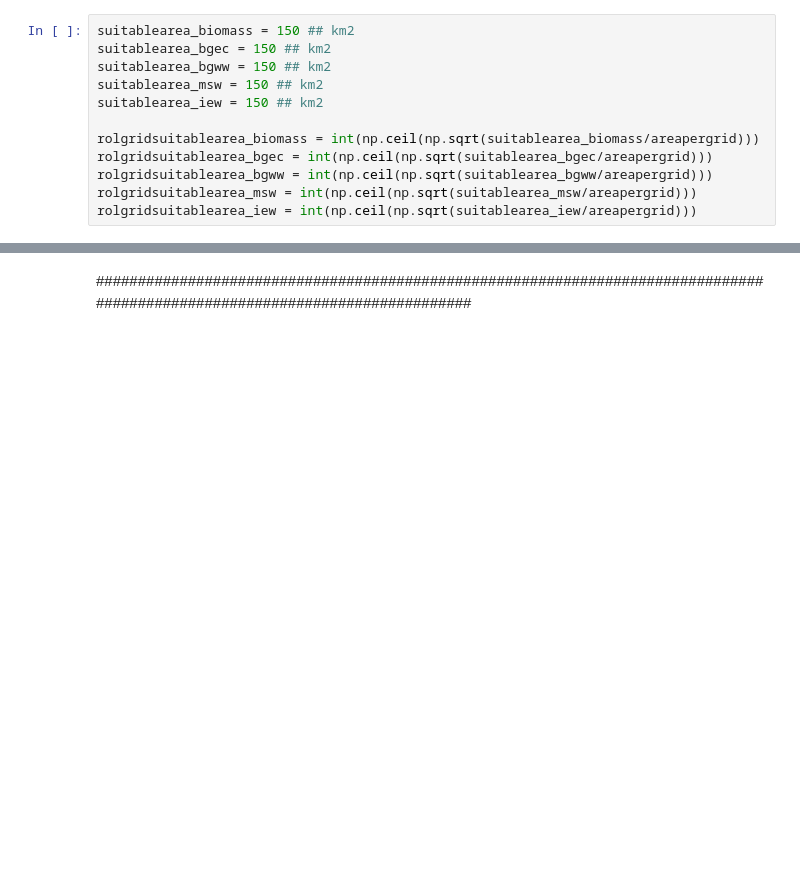
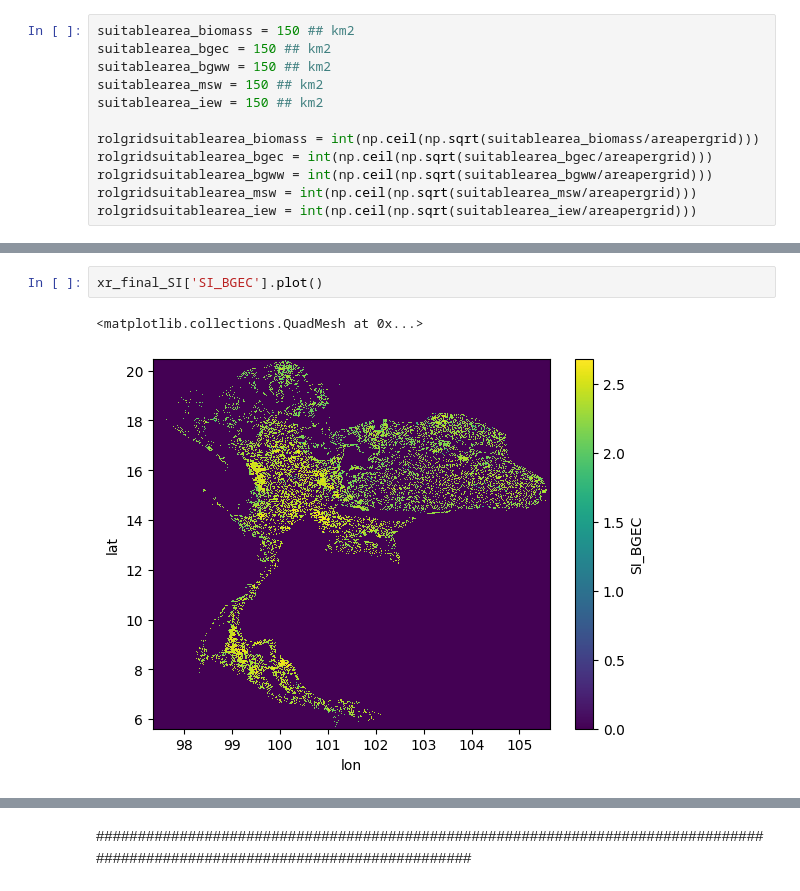
Before and after one commit to NarasetS/REPowerPlant_Siting, a Jupyter notebook: 10_SI_Farmarea.ipynb, the cells around one changed output, grey strips where cells are left out. Saved outputs shown, nothing was run; the diff lists cells and outputs as text; blank space fills up the shorter version.

```diff
--- a/10_SI_Farmarea.ipynb
+++ b/10_SI_Farmarea.ipynb
@@ -1078,3 +1079,8 @@ array(7.89392775)
+# %%
+xr_final_SI['SI_BGEC'].plot()
+# %% [output]
+<matplotlib.collections.QuadMesh at 0x...>
+[figure, added]
 # %%
 thailandmap = gpd.read_file('Data\\tha_admbnda_adm1_rtsd_20220121\\tha_admbnda_adm1_rtsd_20220121.shp')
 thailandmap.crs = {'init': 'epsg:4326'}
```
Also changed, not shown: parts of 6 cells of this notebook, 7 other files.
